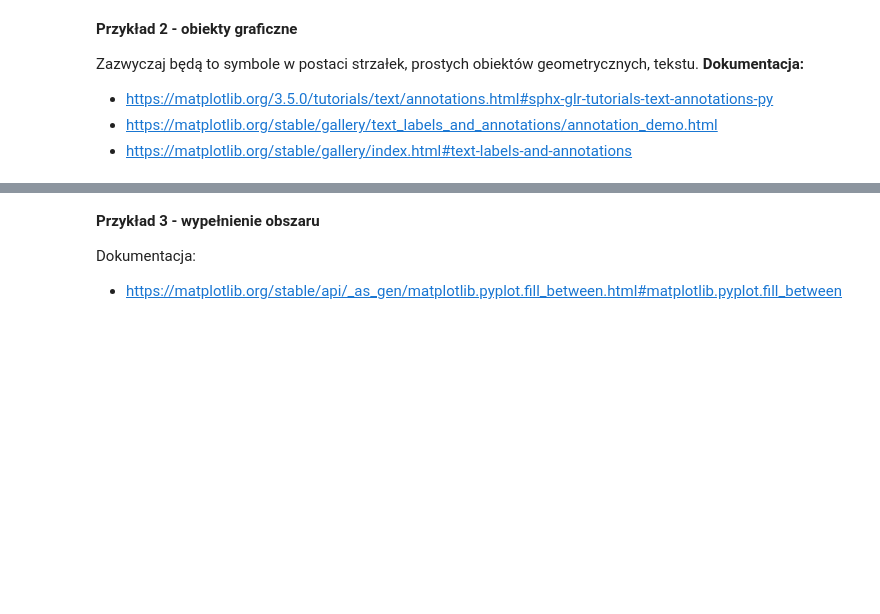
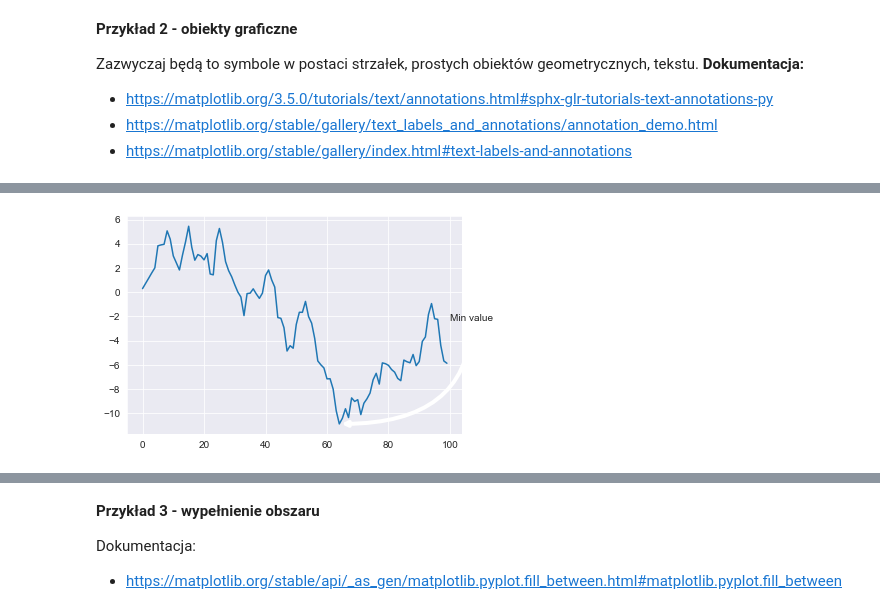
Before and after one commit to Jonash55/WD_BJ_151267, a Jupyter notebook: Lab9/9_adnotacje_i_formatowanie.ipynb, the cells around one changed output, grey strips where cells are left out. Saved outputs shown, nothing was run; the diff lists cells and outputs as text; code cells hidden in the pictures; blank space fills up the shorter version.

```diff
--- a/Lab9/9_adnotacje_i_formatowanie.ipynb
+++ b/Lab9/9_adnotacje_i_formatowanie.ipynb
@@ -51,3 +57,24 @@ Zazwyczaj będą to symbole w postaci strzałek, prostych obiektów geometryczny
+# %%
+fig = sns.lineplot(data=values)
+ax = fig.axes
+ymin, ymax = ax.get_ylim()
+if np.argmin(values) < np.mean(values):
+    ax.annotate("Min value",
+            xy=(np.argmin(values), np.min(values)), xycoords='data',
+            xytext=(0, np.mean(values)), textcoords='data',
+            arrowprops=dict(arrowstyle="->",
+                            connectionstyle="angle3", lw=4)
+            );
+else:
+    ax.annotate("Min value",
+            xy=(np.argmin(values), np.min(values)), xycoords='data',
+            xytext=(100, np.mean(values)), textcoords='data',
+            arrowprops=dict(arrowstyle="->",
+                            connectionstyle="angle3", lw=4)
+            );
+end_point = (abs(np.min(values)) + abs(np.max(values))) / (abs(ymin) + abs(ymax))
+# %% [output]
+[figure, added]
 # %%
 # zapisujemy obiekt wykresu do zmiennej
 fig = sns.lineplot(data=values)
```
Also changed, not shown: parts of 29 cells of this notebook.
